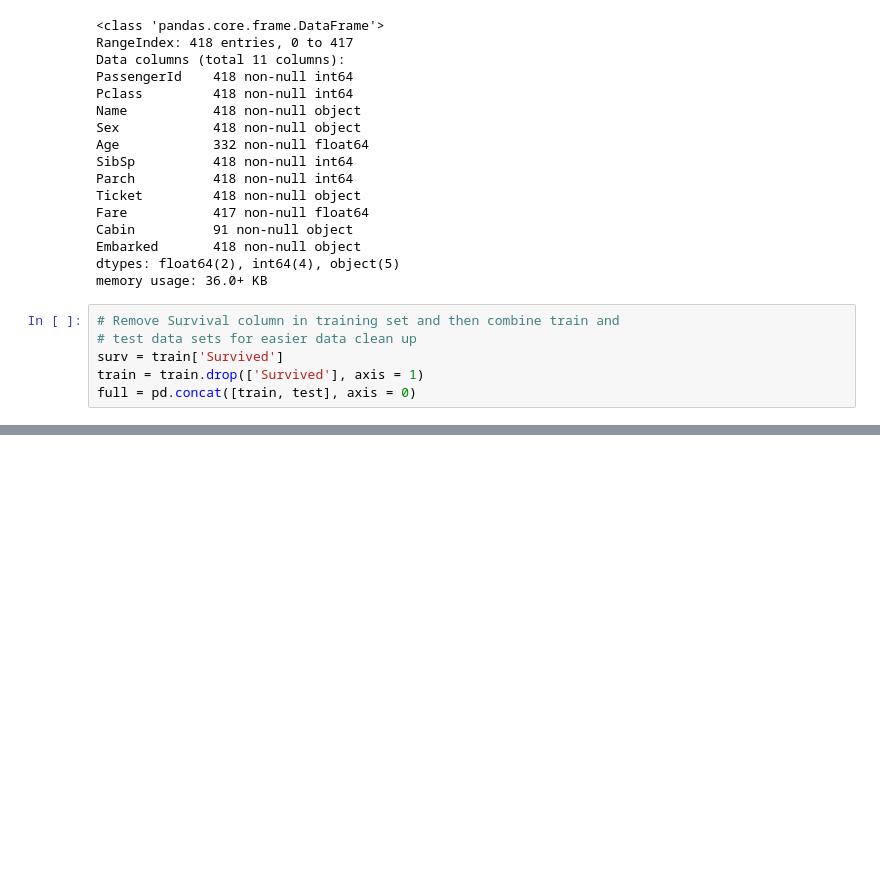
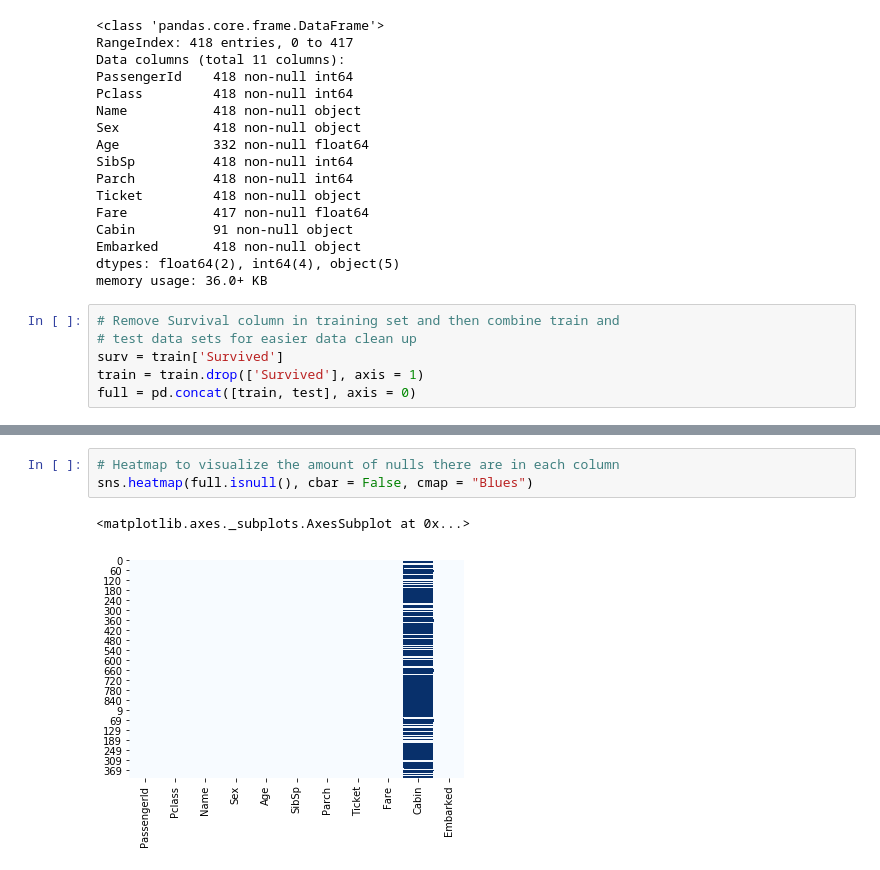
Before and after one commit to yesman89/Titanic, a Jupyter notebook: Titanic.ipynb, the cells around one changed output, grey strips where cells are left out. Drawn from its saved outputs; the diff is of its cells as text; blank space fills up the shorter version.

```diff
--- a/Titanic.ipynb
+++ b/Titanic.ipynb
@@ -73,3 +84,9 @@ Cabin          295 non-null object
 Embarked       1307 non-null object
 dtypes: float64(2), int64(4), object(5)
 memory usage: 122.7+ KB
+# %%
+# Heatmap to visualize the amount of nulls there are in each column
+sns.heatmap(full.isnull(), cbar = False, cmap = "Blues")
+# %% [output]
+<matplotlib.axes._subplots.AxesSubplot at 0x...>
+[figure, added]
```
Also changed, not shown: parts of 14 cells of this notebook.
